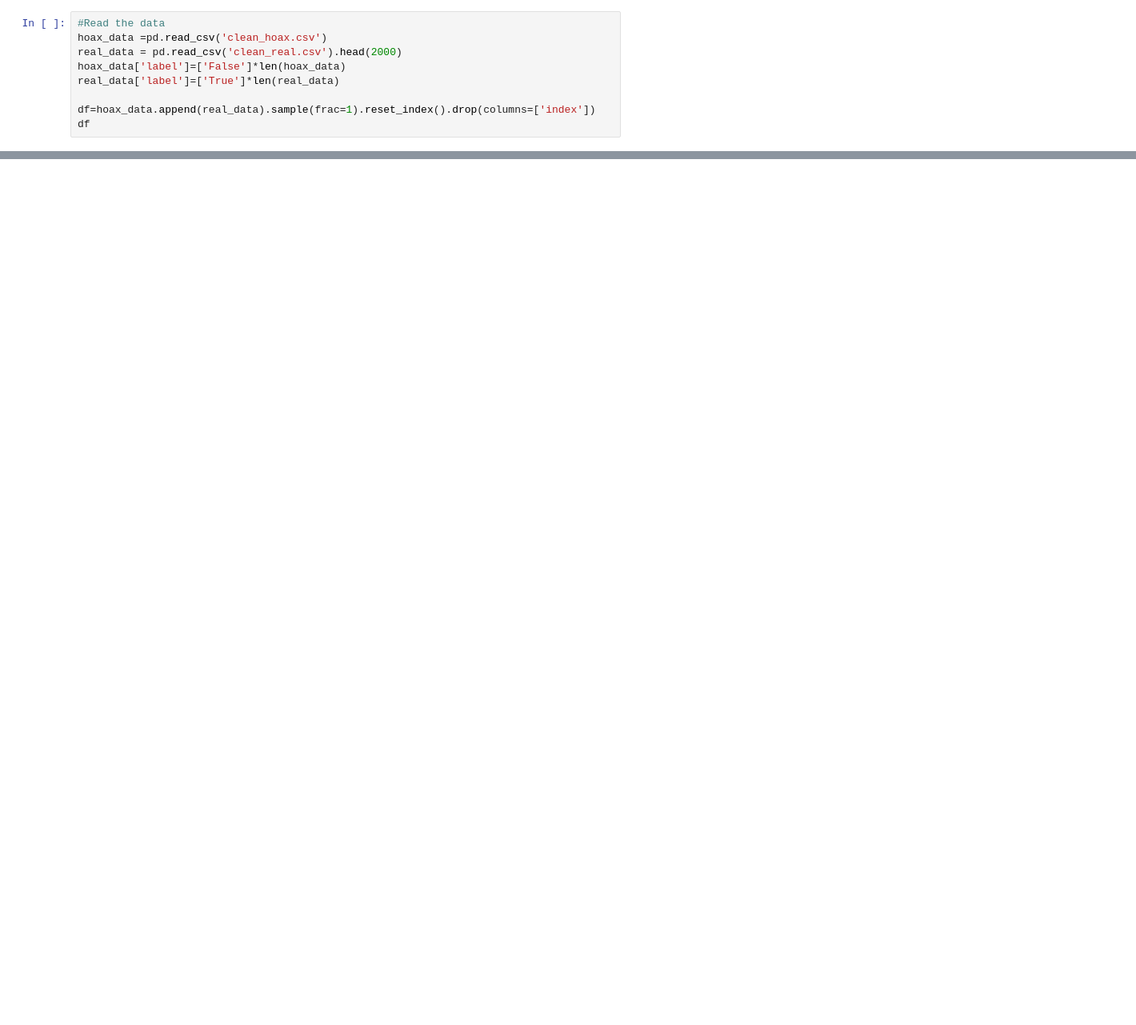
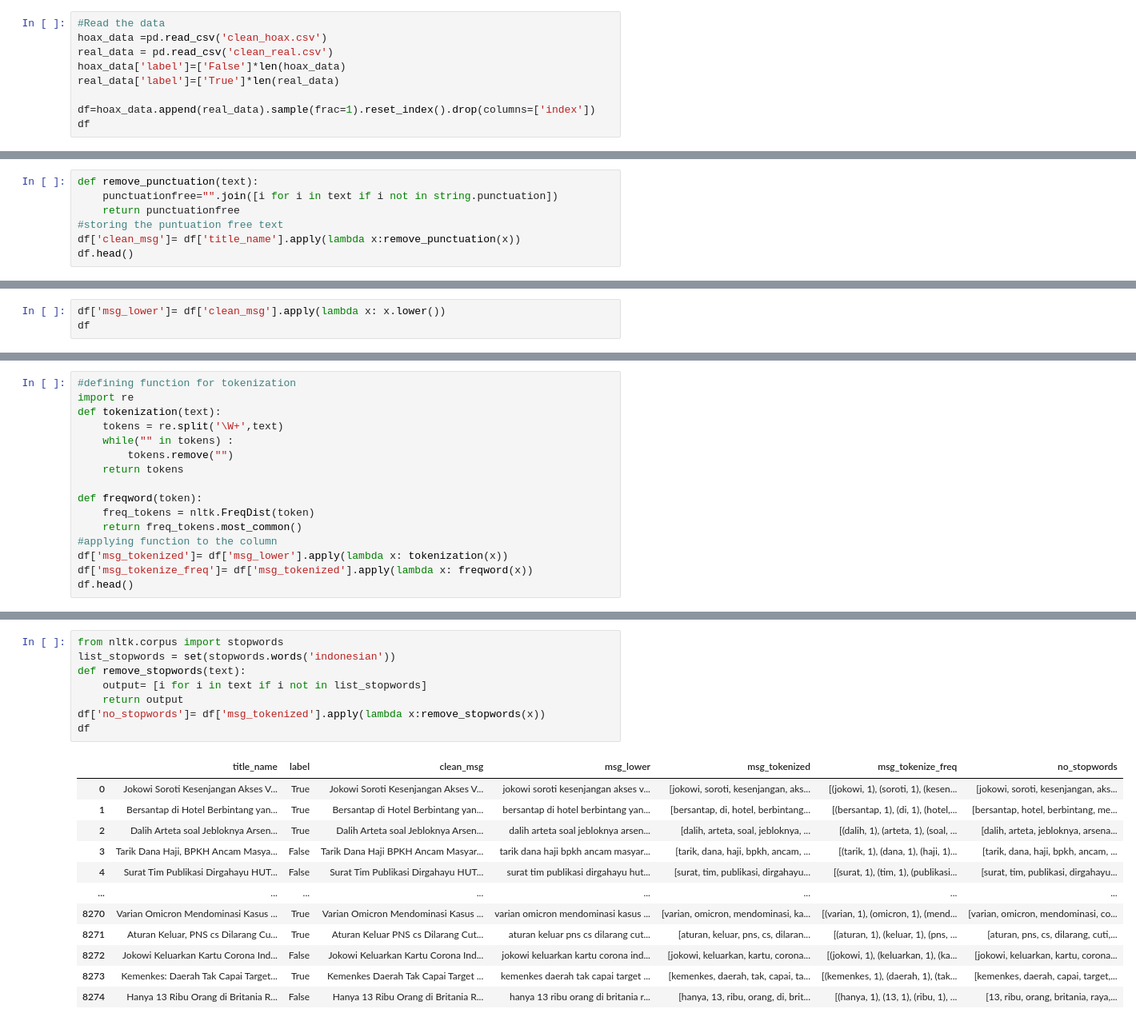
Before and after one commit to digaji/pembasmi-hoaks, a Jupyter notebook: passiveagressiveclassifier.ipynb, the cells around one changed output, grey strips where cells are left out. Shown at 80% size. Saved outputs shown, nothing was run; the diff lists cells and outputs as text; blank space fills up the shorter version.

Commit message:
benerin pembersihan data

```diff
--- a/passiveagressiveclassifier.ipynb
+++ b/passiveagressiveclassifier.ipynb
@@ -12,7 +18,7 @@ import matplotlib.pyplot as plt
 # %%
 #Read the data
 hoax_data =pd.read_csv('clean_hoax.csv')
-real_data = pd.read_csv('clean_real.csv').head(2000)
+real_data = pd.read_csv('clean_real.csv')
 hoax_data['label']=['False']*len(hoax_data)
 real_data['label']=['True']*len(real_data)
 
@@ -20,0 +41,7 @@ df
+# %%
+def remove_punctuation(text):
+    punctuationfree="".join([i for i in text if i not in string.punctuation])
+    return punctuationfree
+#storing the puntuation free text
+df['clean_msg']= df['title_name'].apply(lambda x:remove_punctuation(x))
+df.head()
@@ -20,0 +55,3 @@ df
+# %%
+df['msg_lower']= df['clean_msg'].apply(lambda x: x.lower())
+df
@@ -20,0 +72,16 @@ df
+# %%
+#defining function for tokenization
+import re
+def tokenization(text):
+    tokens = re.split('\W+',text)
+    while("" in tokens) :
+        tokens.remove("")
+    return tokens
+
+def freqword(token):
+    freq_tokens = nltk.FreqDist(token)
+    return freq_tokens.most_common()
+#applying function to the column
+df['msg_tokenized']= df['msg_lower'].apply(lambda x: tokenization(x))
+df['msg_tokenize_freq']= df['msg_tokenized'].apply(lambda x: freqword(x))
+df.head()
@@ -20,0 +95,21 @@ df
+# %%
+from nltk.corpus import stopwords
+list_stopwords = set(stopwords.words('indonesian'))
+def remove_stopwords(text):
+    output= [i for i in text if i not in list_stopwords]
+    return output
+df['no_stopwords']= df['msg_tokenized'].apply(lambda x:remove_stopwords(x))
+df
+# %% [output]
+|  | title_name | label | clean_msg | msg_lower | msg_tokenized | msg_tokenize_freq | no_stopwords |
+| 0 | Jokowi Soroti Kesenjangan Akses V... | True | Jokowi Soroti Kesenjangan Akses V... | jokowi soroti kesenjangan akses v... | [jokowi, soroti, kesenjangan, aks... | [(jokowi, 1), (soroti, 1), (kesen... | [jokowi, soroti, kesenjangan, aks... |
+| 1 | Bersantap di Hotel Berbintang yan... | True | Bersantap di Hotel Berbintang yan... | bersantap di hotel berbintang yan... | [bersantap, di, hotel, berbintang... | [(bersantap, 1), (di, 1), (hotel,... | [bersantap, hotel, berbintang, me... |
+| 2 | Dalih Arteta soal Jebloknya Arsen... | True | Dalih Arteta soal Jebloknya Arsen... | dalih arteta soal jebloknya arsen... | [dalih, arteta, soal, jebloknya, ... | [(dalih, 1), (arteta, 1), (soal, ... | [dalih, arteta, jebloknya, arsena... |
+| 3 | Tarik Dana Haji, BPKH Ancam Masya... | False | Tarik Dana Haji BPKH Ancam Masyar... | tarik dana haji bpkh ancam masyar... | [tarik, dana, haji, bpkh, ancam, ... | [(tarik, 1), (dana, 1), (haji, 1)... | [tarik, dana, haji, bpkh, ancam, ... |
+| 4 | Surat Tim Publikasi Dirgahayu HUT... | False | Surat Tim Publikasi Dirgahayu HUT... | surat tim publikasi dirgahayu hut... | [surat, tim, publikasi, dirgahayu... | [(surat, 1), (tim, 1), (publikasi... | [surat, tim, publikasi, dirgahayu... |
+| ... | ... | ... | ... | ... | ... | ... | ... |
+| 8270 | Varian Omicron Mendominasi Kasus ... | True | Varian Omicron Mendominasi Kasus ... | varian omicron mendominasi kasus ... | [varian, omicron, mendominasi, ka... | [(varian, 1), (omicron, 1), (mend... | [varian, omicron, mendominasi, co... |
+| 8271 | Aturan Keluar, PNS cs Dilarang Cu... | True | Aturan Keluar PNS cs Dilarang Cut... | aturan keluar pns cs dilarang cut... | [aturan, keluar, pns, cs, dilaran... | [(aturan, 1), (keluar, 1), (pns, ... | [aturan, pns, cs, dilarang, cuti,... |
+| 8272 | Jokowi Keluarkan Kartu Corona Ind... | False | Jokowi Keluarkan Kartu Corona Ind... | jokowi keluarkan kartu corona ind... | [jokowi, keluarkan, kartu, corona... | [(jokowi, 1), (keluarkan, 1), (ka... | [jokowi, keluarkan, kartu, corona... |
+| 8273 | Kemenkes: Daerah Tak Capai Target... | True | Kemenkes Daerah Tak Capai Target ... | kemenkes daerah tak capai target ... | [kemenkes, daerah, tak, capai, ta... | [(kemenkes, 1), (daerah, 1), (tak... | [kemenkes, daerah, capai, target,... |
+| 8274 | Hanya 13 Ribu Orang di Britania R... | False | Hanya 13 Ribu Orang di Britania R... | hanya 13 ribu orang di britania r... | [hanya, 13, ribu, orang, di, brit... | [(hanya, 1), (13, 1), (ribu, 1), ... | [13, ribu, orang, britania, raya,... |
```
Also changed, not shown: parts of 18 cells of this notebook, 2 other files.
